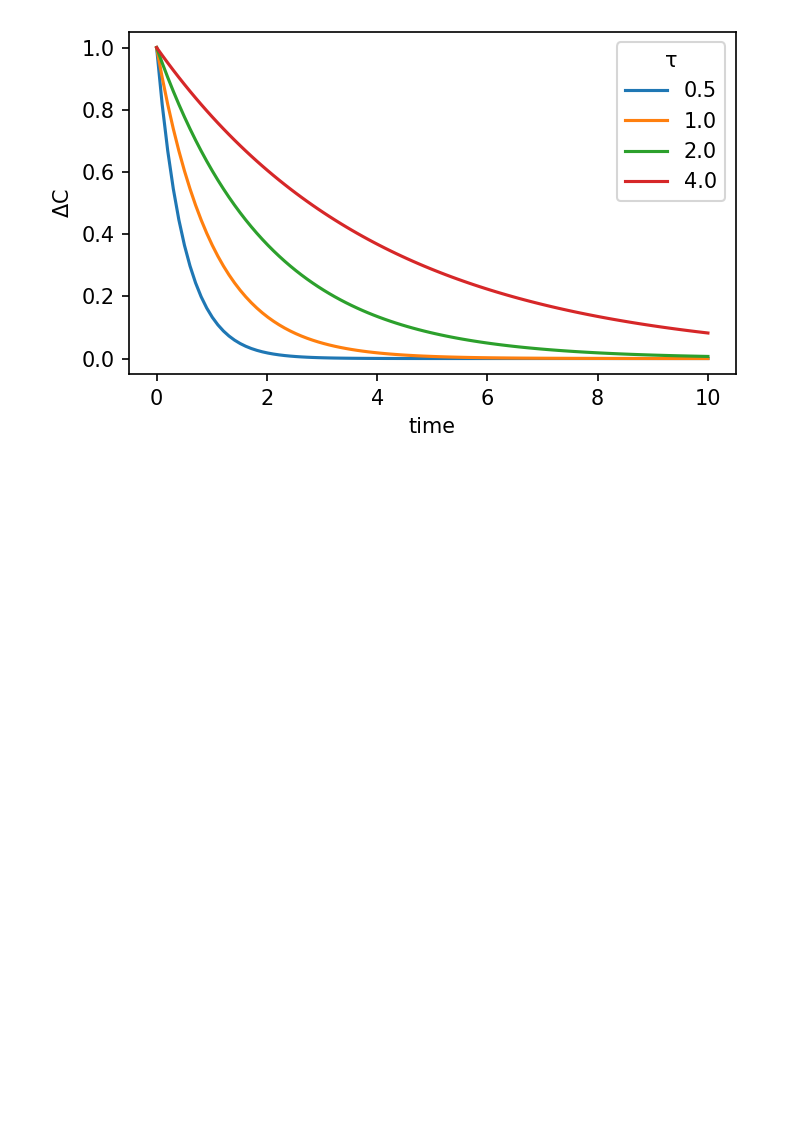
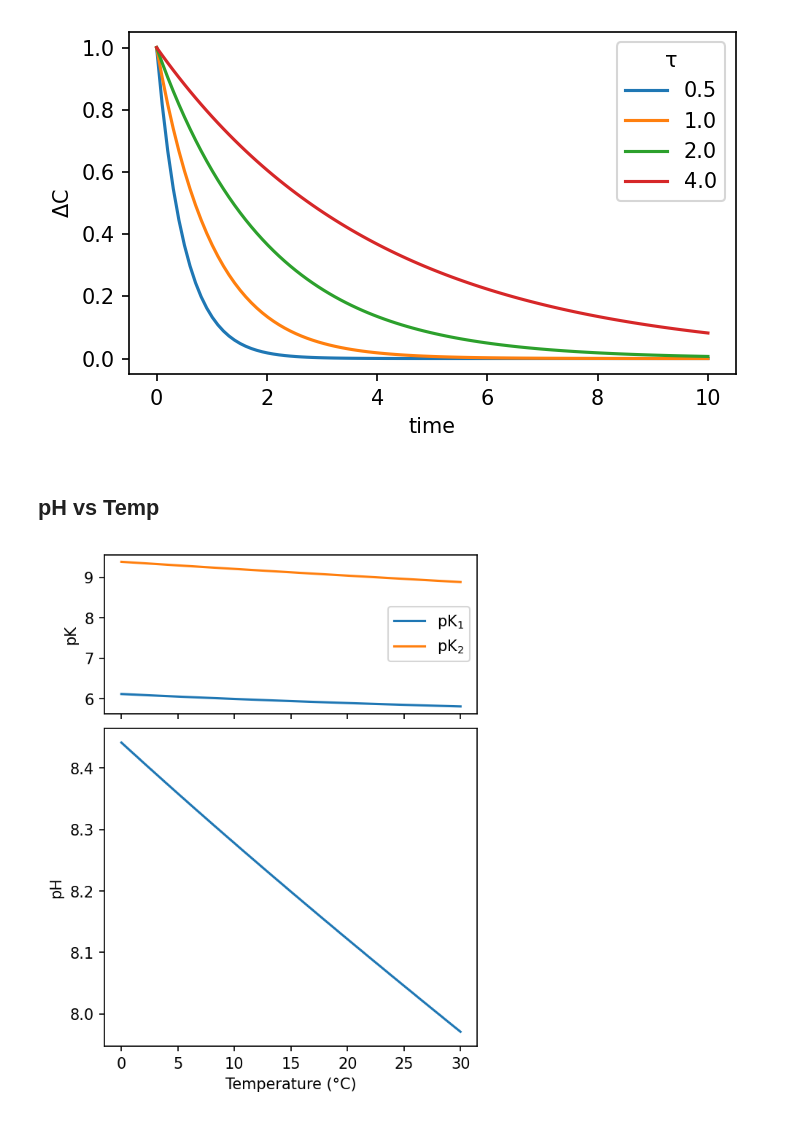
Before and after one commit to johnryantaylor/JRT_QES_Notes, a Jupyter notebook: book/06_oceancarbon/carbon_figs.ipynb, the cells around one changed output. Drawn from its saved outputs; the diff is of its cells as text; code cells hidden in the pictures; blank space fills up the shorter version.

```diff
--- a/book/06_oceancarbon/carbon_figs.ipynb
+++ b/book/06_oceancarbon/carbon_figs.ipynb
@@ -291,3 +291,30 @@ plt.tight_layout()
 plt.savefig('figures/carbon-tau.png')
 # %% [output]
 [figure]
+# %% [markdown]
+## pH vs Temp
+# %%
+fig = plt.figure(figsize=(4, 5), constrained_layout=True)
+
+gs = GridSpec(3,1,fig)
+
+ax0 = fig.add_subplot(gs[0,0])
+ax1 = fig.add_subplot(gs[1:,0])
+
+sw = cb.Csys(DIC=2000, TA=2300, T_in=np.linspace(0, 30))
+
+ax0.plot(sw.T_in, -np.log10(sw.Ks.K1), label='$pK_1$')
+ax0.plot(sw.T_in, -np.log10(sw.Ks.K2), label='$pK_2$')
+ax0.legend()
+
+ax0.set_xticklabels([])
+
+ax0.set_ylabel('pK')
+ax1.set_ylabel('pH')
+ax1.set_xlabel('Temperature (°C)')
+
+ax1.plot(sw.T_in, sw.pHtot, label='pH')
+
+fig.savefig('figures/carbon-pH-Temp.png')
+# %% [output]
+[figure, added]
```
Also changed, not shown: parts of 1 cell of this notebook, 4 other files.
